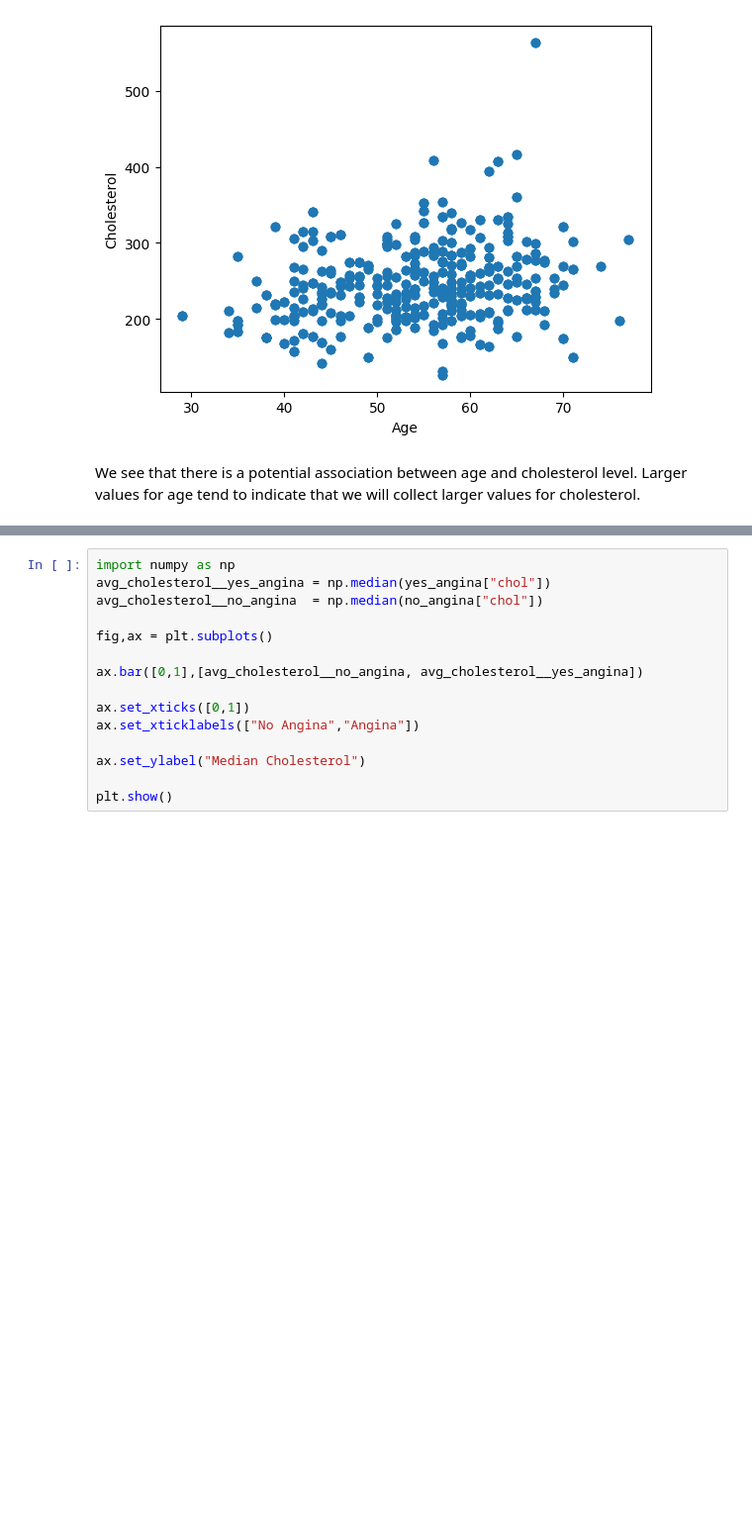
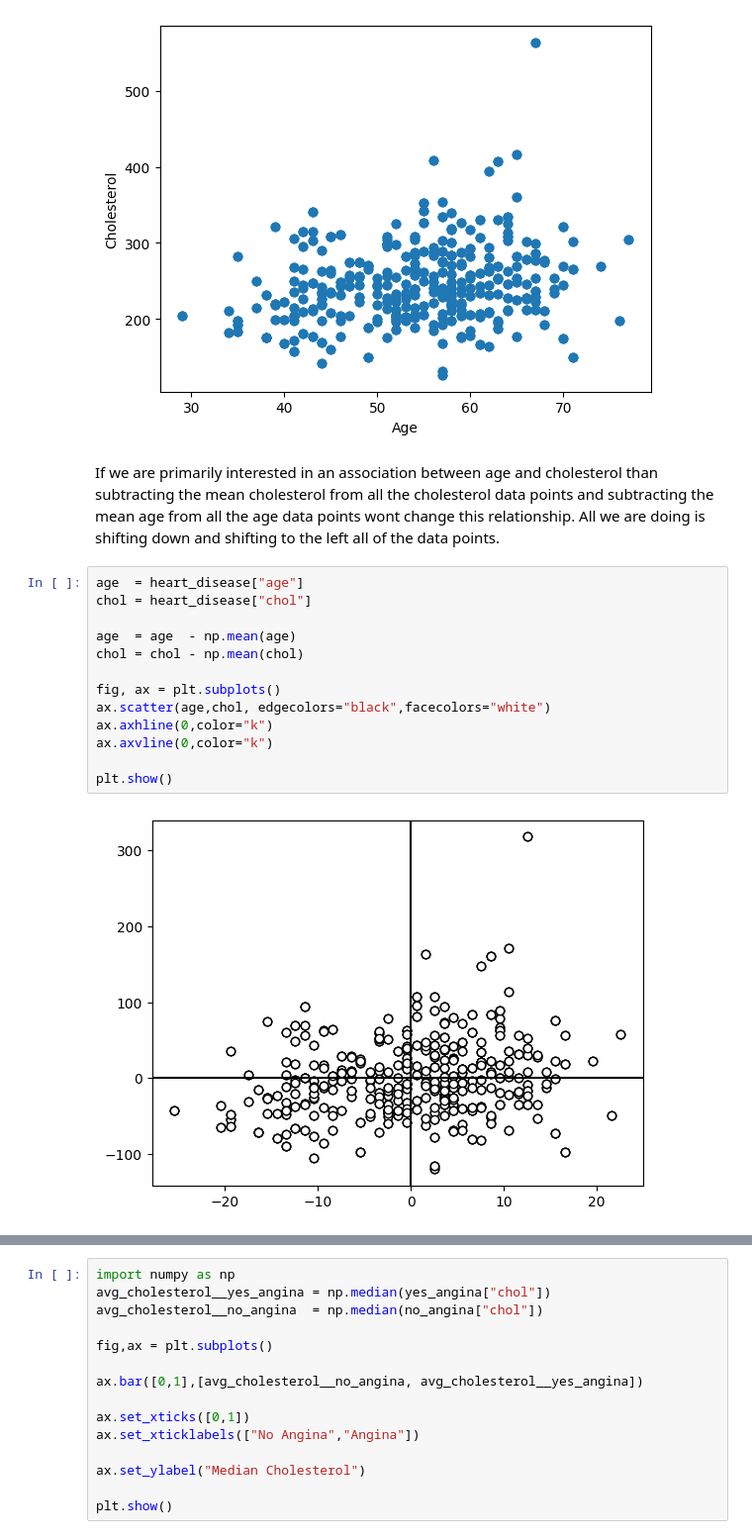
Before and after one commit to computationalUncertaintyLab/dexp_book, a Jupyter notebook: Chap3_Dataviz.ipynb, the cells around one changed output, grey strips where cells are left out. Shown at 99% size. Drawn from its saved outputs; the diff is of its cells as text; blank space fills up the shorter version.

```diff
--- a/Chap3_Dataviz.ipynb
+++ b/Chap3_Dataviz.ipynb
@@ -219,6 +218,21 @@ ax.set_ylabel("Cholesterol")
 plt.show()
 # %% [output]
 [figure]
-# %% [markdown]
-We see that there is a potential association between age and cholesterol level.
-Larger values for age tend to indicate that we will collect larger values for cholesterol.
+# %% [markdown]
+If we are primarily interested in an association between age and cholesterol than subtracting the mean cholesterol from all the cholesterol data points and subtracting the mean age from all the age data points wont change this relationship.
+All we are doing is shifting down and shifting to the left all of the data points.
+# %%
+age  = heart_disease["age"]
+chol = heart_disease["chol"]
+
+age  = age  - np.mean(age)
+chol = chol - np.mean(chol)
+
+fig, ax = plt.subplots()
+ax.scatter(age,chol, edgecolors="black",facecolors="white")
+ax.axhline(0,color="k")
+ax.axvline(0,color="k")
+
+plt.show()
+# %% [output]
+[figure, added]
```
Also changed, not shown: parts of 18 cells of this notebook, 1 other file.
